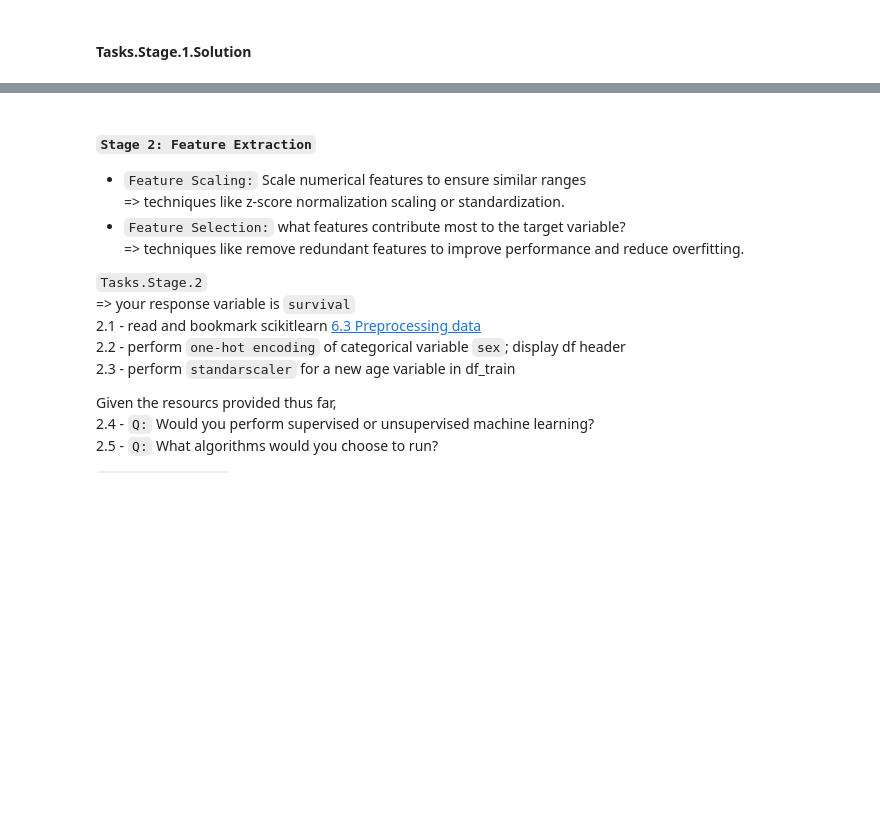
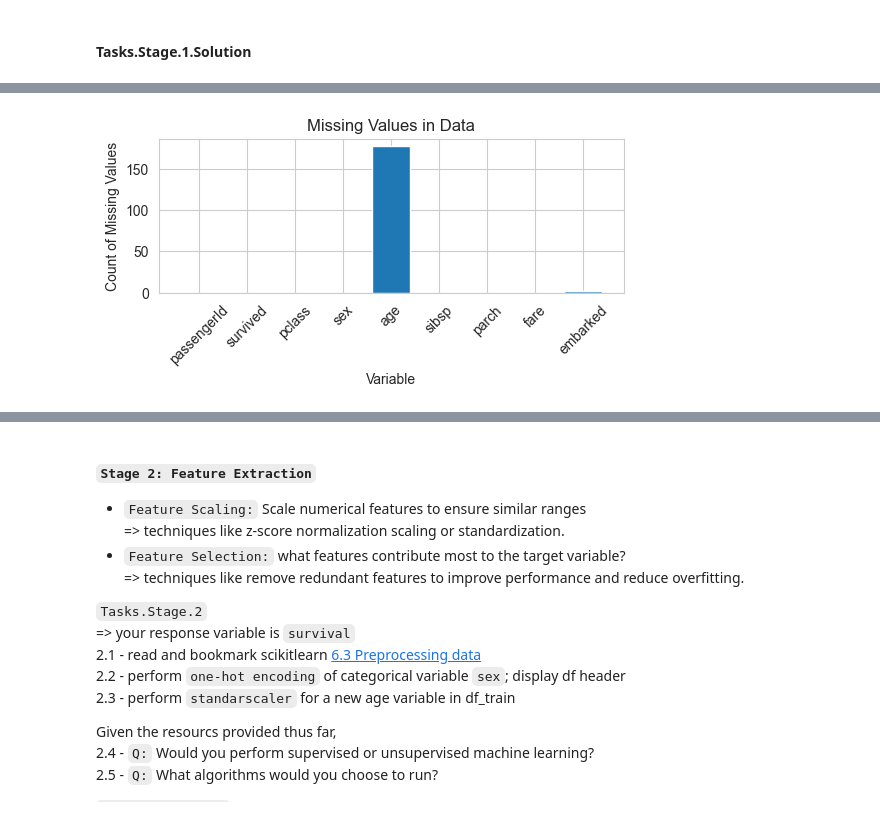
Before and after one commit to jdzakary/utk_masters, a Jupyter notebook: Data Mining/M2.12.Assignment2DataPreprocessing.ipynb, the cells around one changed output, grey strips where cells are left out. Cells and saved outputs as stored; diff of their text form; code cells hidden in the pictures; blank space fills up the shorter version.

```diff
--- a/Data Mining/M2.12.Assignment2DataPreprocessing.ipynb
+++ b/Data Mining/M2.12.Assignment2DataPreprocessing.ipynb
@@ -92,0 +106,6 @@ Table of outlier values to assess:
+# %%
+# 1.2 - identify and sum the missing values per column in a table
+df_train.drop(['cabin', 'ticket'], axis=1, inplace=True)
+print("==> Data fields with null information:")
+print(df_train.isnull().sum())
+print("----------------------------------------")
@@ -92,0 +162,12 @@ Table of outlier values to assess:
+# %%
+# # Plot missing values (alternatives OK)
+missing = df_train.isnull().sum()
+plt.figure(figsize=(6, 2))
+plt.bar(missing.index, missing)
+plt.xticks(rotation=45)
+plt.xlabel('Variable')
+plt.ylabel('Count of Missing Values')
+plt.title('Missing Values in Data')
+plt.show()
+# %% [output]
+[figure, added]
```
Also changed, not shown: parts of 15 cells of this notebook, 4 other files.
